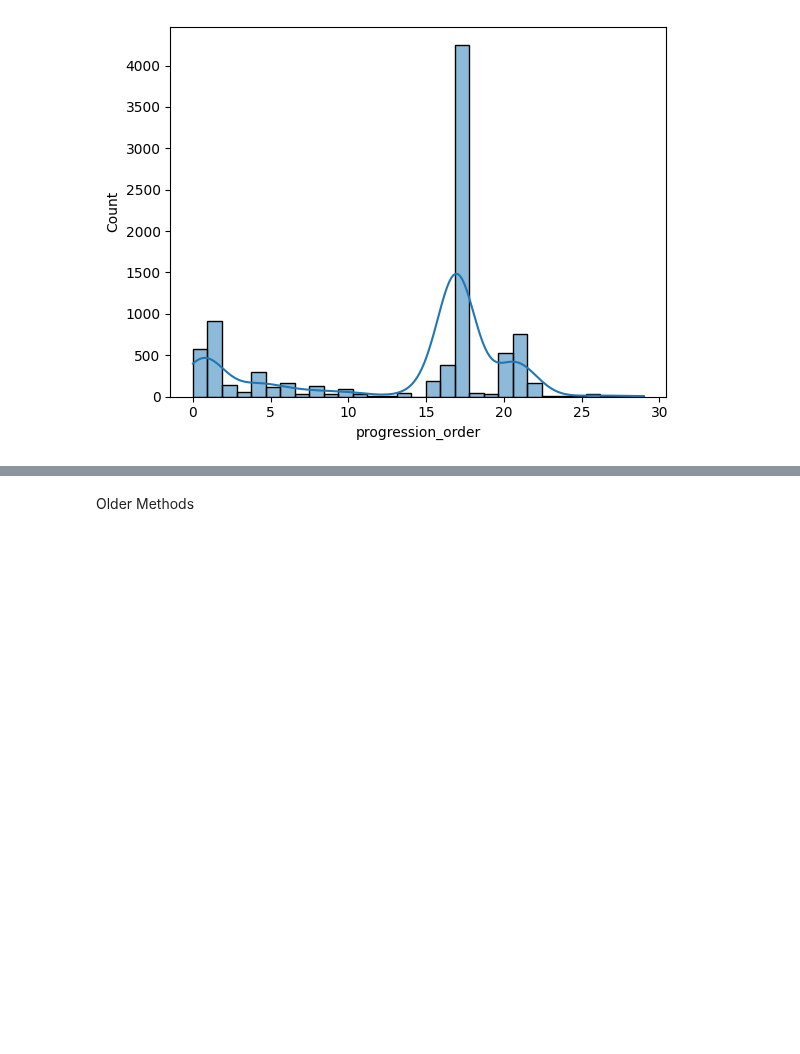
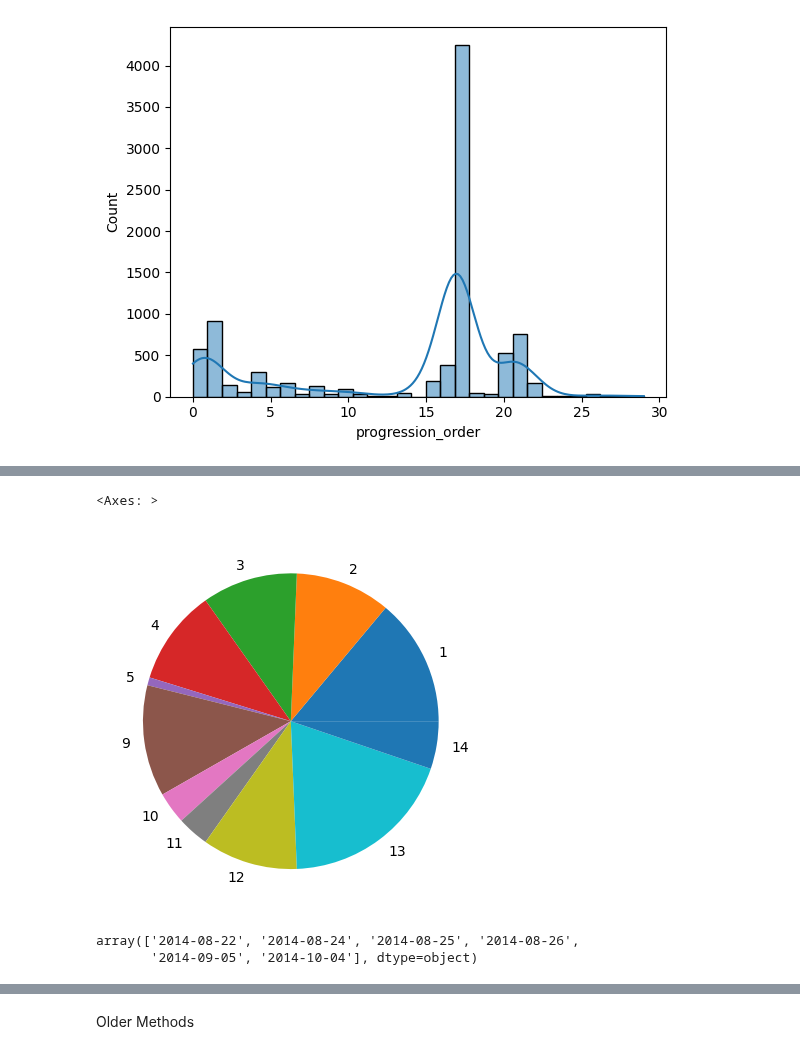
Before and after one commit to twchen88/ct_research, a Jupyter notebook: outcome.ipynb, the cells around one changed output, grey strips where cells are left out. Cells and saved outputs as stored; diff of their text form; code cells hidden in the pictures; blank space fills up the shorter version.

```diff
--- a/outcome.ipynb
+++ b/outcome.ipynb
@@ -241,0 +407,11 @@ sns.histplot(data=temp, x="progression_order", kde=True)
+# %%
+temp = p.explode("domain_id")
+temp.groupby("domain_id").size().plot.pie()
+# %% [output]
+<Axes: >
+[figure, added]
+# %%
+pd.unique(p["start_time"])
+# %% [output]
+array(['2014-08-22', '2014-08-24', '2014-08-25', '2014-08-26',
+       '2014-09-05', '2014-10-04'], dtype=object)
```
Also changed, not shown: parts of 20 cells of this notebook, 1 other file.
